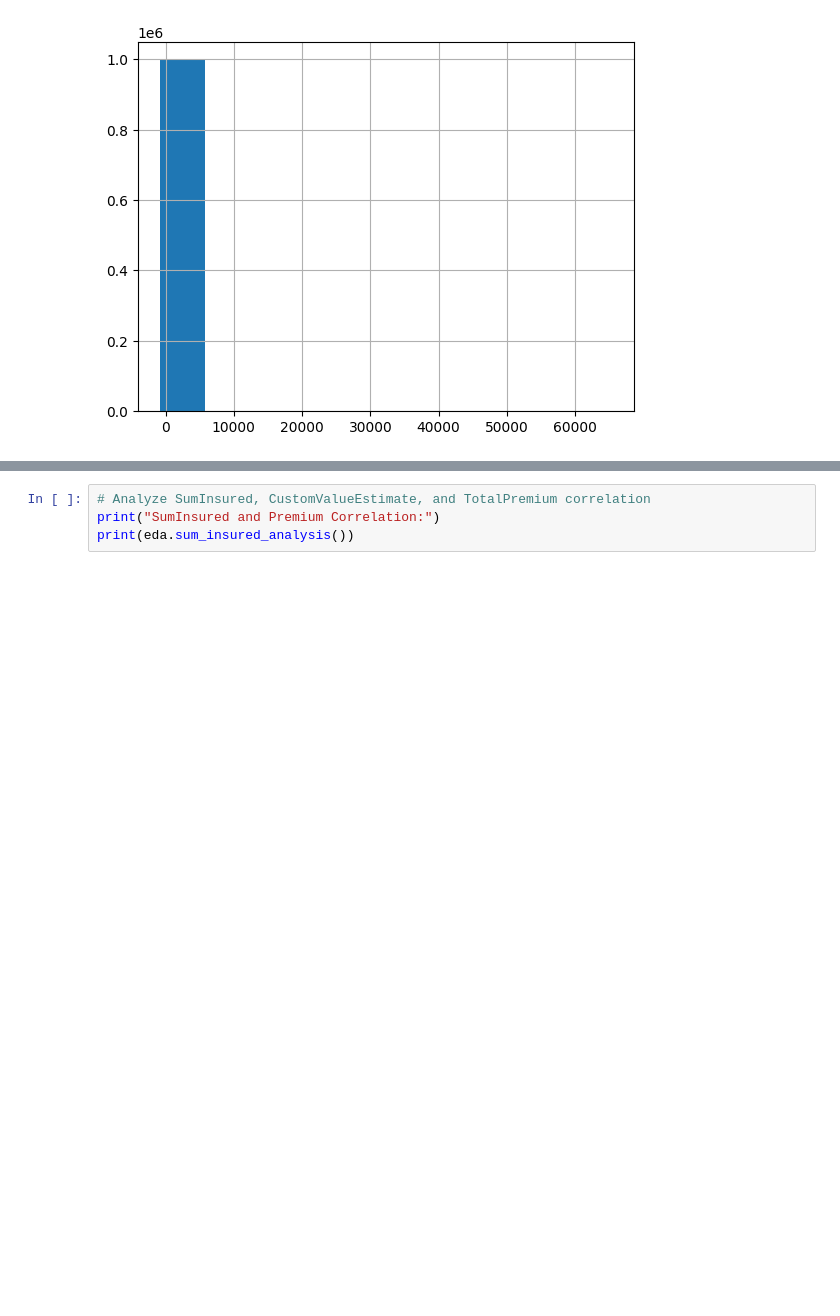
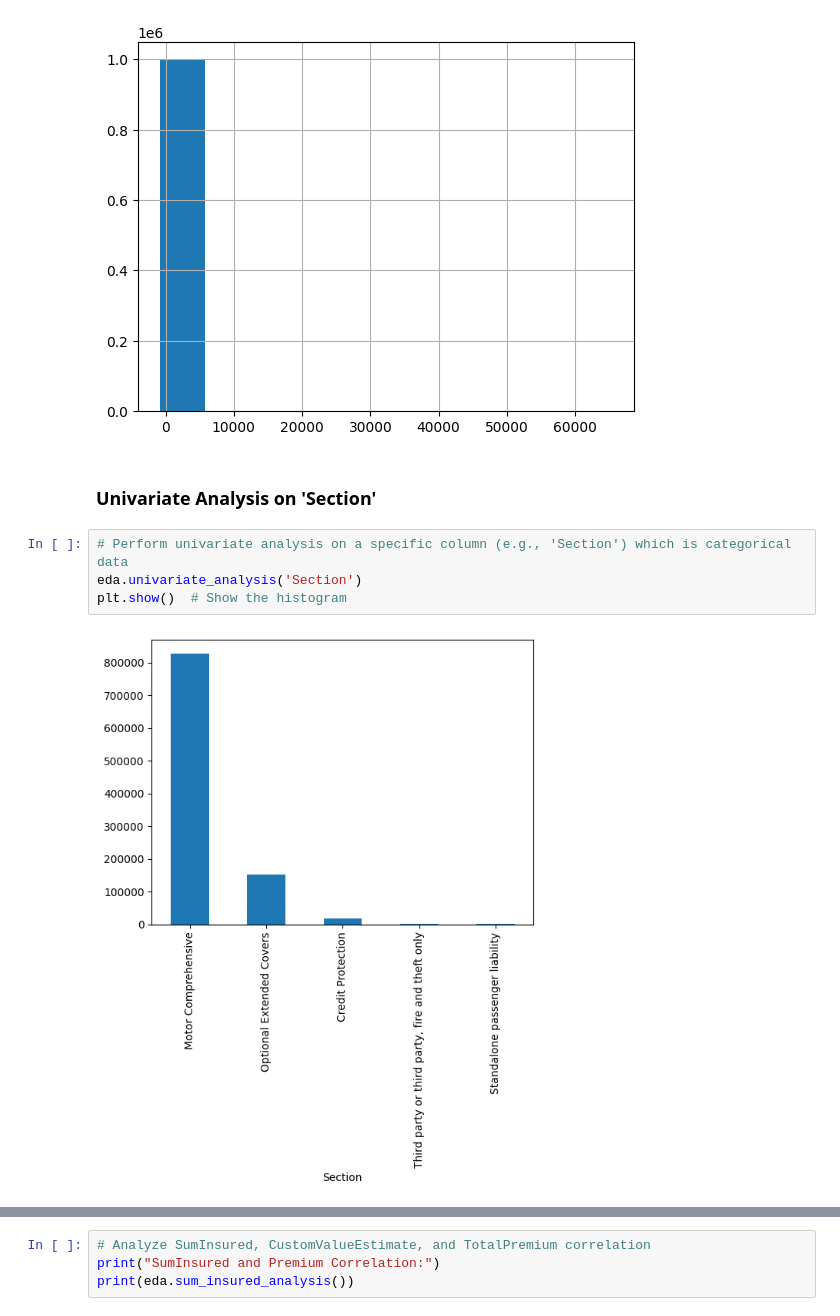
Before and after one commit to fsefu/insurance-data-analytics, a Jupyter notebook: notebooks/eda.ipynb, the cells around one changed output, grey strips where cells are left out. Cells and saved outputs as stored; diff of their text form; blank space fills up the shorter version.

```diff
--- a/notebooks/eda.ipynb
+++ b/notebooks/eda.ipynb
@@ -89,6 +89,14 @@ plt.show()  # Show the histogram
 # %% [output]
 Univariate Analysis on 'TotalPremium':
 [figure]
+# %% [markdown]
+### Univariate Analysis on 'Section'
+# %%
+# Perform univariate analysis on a specific column (e.g., 'Section') which is categorical data
+eda.univariate_analysis('Section')
+plt.show()  # Show the histogram
+# %% [output]
+[figure, added]
 # %%
 # Perform bivariate analysis between 'TotalPremium' and 'TotalClaims'
 print("Bivariate Analysis between 'TotalPremium' and 'TotalClaims':")
```
Also changed, not shown: parts of 7 cells of this notebook, 2 other files.
